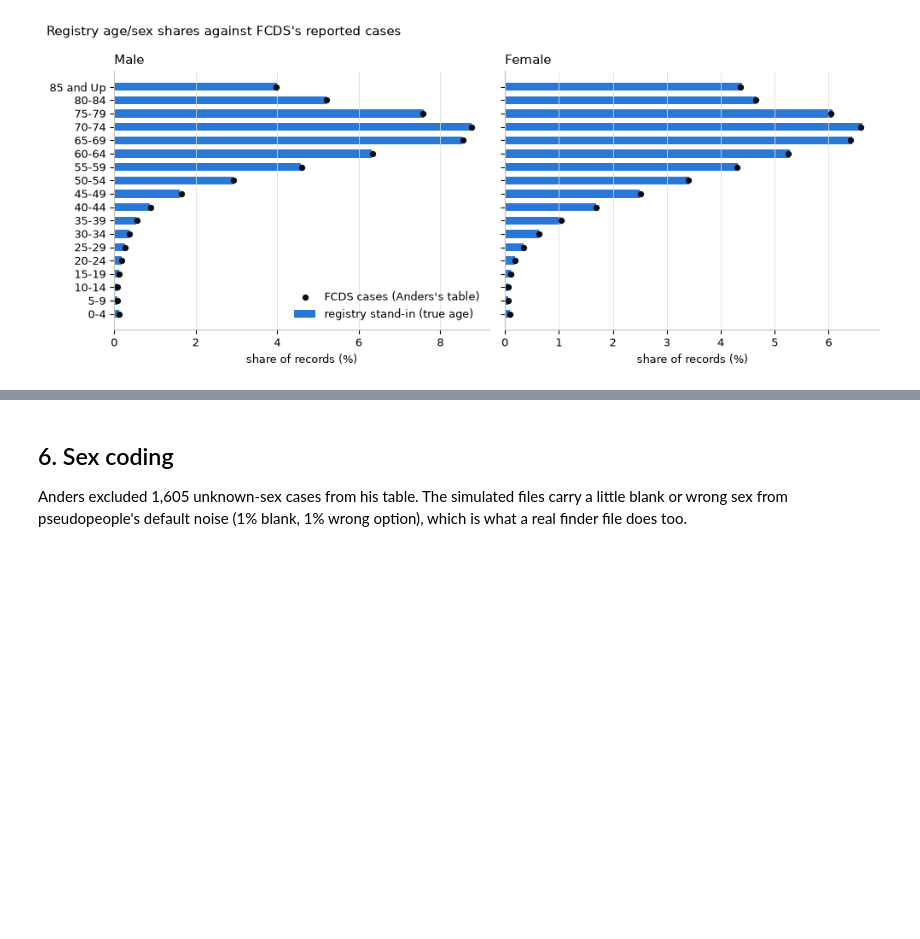
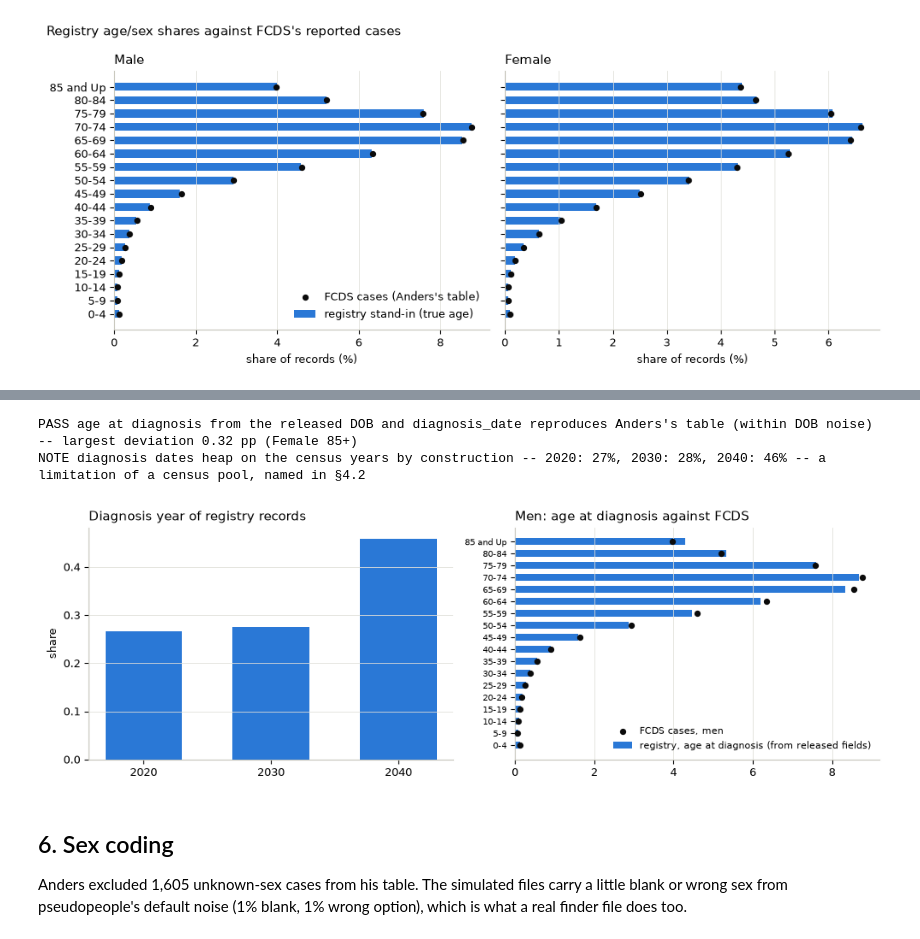
Before and after one commit to aflaxman/simulated_data_for_fcds_scale_rl, a Jupyter notebook: notebooks/v03_acceptance_checks.ipynb, the cells around one changed output, grey strips where cells are left out. Drawn from its saved outputs; the diff is of its cells as text; code cells hidden in the pictures; blank space fills up the shorter version.

```diff
--- a/notebooks/v03_acceptance_checks.ipynb
+++ b/notebooks/v03_acceptance_checks.ipynb
@@ -281,3 +285,29 @@ NOTE ages derived from DOB at one reference date do not reproduce the FCDS patte
+# %%
+con.register("bins_df", bins)
+dx = con.execute("""
+    WITH aged AS (
+        SELECT sex, try_strptime(date_of_birth, '%m/%d/%Y') AS dob, try_strptime(diagnosis_date, '%m/%d/%Y') AS dx
+        FROM registry),
+    a2 AS (SELECT sex, dx, year(dx) - year(dob) - CASE WHEN (month(dob), day(dob)) > (month(dx), day(dx)) THEN 1 ELSE 0 END AS age FROM aged WHERE dob IS NOT NULL AND dx IS NOT NULL)
+    SELECT a.sex, b.age_start, count(*) AS n FROM a2 a JOIN bins_df b ON a.age >= b.age_start AND a.age < b.age_end
+    WHERE a.sex IN ('Male', 'Female') GROUP BY ALL
+""").df().set_index(["sex", "age_start"])["n"]
+dx_share = (dx / dx.sum()).reindex(target.index).fillna(0)
+dev = (dx_share - target).abs() * 100
+check("age at diagnosis from the released DOB and diagnosis_date reproduces Anders's table (within DOB noise)", dev.max() < 0.5, f"largest deviation {dev.max():.2f} pp ({dev.idxmax()[0]} {int(dev.idxmax()[1])}+)")
+years = con.execute("SELECT year(try_strptime(diagnosis_date, '%m/%d/%Y')) AS y, count(*) n FROM registry GROUP BY 1 ORDER BY 1").df()
+fig, axes = plt.subplots(1, 2, figsize=(10, 3.4))
+axes[0].bar(years.y.astype(str), years.n / years.n.sum(), color=BLUE, width=0.6); axes[0].set_title("Diagnosis year of registry records", loc="left"); axes[0].set_ylabel("share"); axes[0].grid(axis="y", color=GRID, lw=0.6)
+y = np.arange(len(bins))
+axes[1].barh(y, dx_share.loc["Male"].reindex(bins.age_start) * 100, color=BLUE, height=0.6, label="registry, age at diagnosis (from released fields)")
+axes[1].scatter(target.loc["Male"].reindex(bins.age_start) * 100, y, color=INK, s=18, zorder=3, label="FCDS cases, men")
+axes[1].set_yticks(y); axes[1].set_yticklabels(bins.age_group, fontsize=7); axes[1].set_title("Men: age at diagnosis against FCDS", loc="left"); axes[1].grid(axis="x", color=GRID, lw=0.6); axes[1].legend(frameon=False, fontsize=8, loc="lower right")
+plt.tight_layout()
+note("diagnosis dates heap on the census years by construction", ", ".join(f"{int(r.y)}: {r.n / years.n.sum():.0%}" for r in years.itertuples()) + " -- a limitation of a census pool, named in §4.2")
+# %% [output]
+PASS age at diagnosis from the released DOB and diagnosis_date reproduces Anders's table (within DOB noise) -- largest deviation 0.32 pp (Female 85+)
+NOTE diagnosis dates heap on the census years by construction -- 2020: 27%, 2030: 28%, 2040: 46% -- a limitation of a census pool, named in §4.2
+[figure, added]
 # %% [markdown]
 ## 6. Sex coding
 Anders excluded 1,605 unknown-sex cases from his table. The simulated files carry a little blank or wrong sex from pseudopeople's default noise (1% blank, 1% wrong option), which is what a real finder file does too.
```
Also changed, not shown: parts of 8 cells of this notebook, 9 other files.
